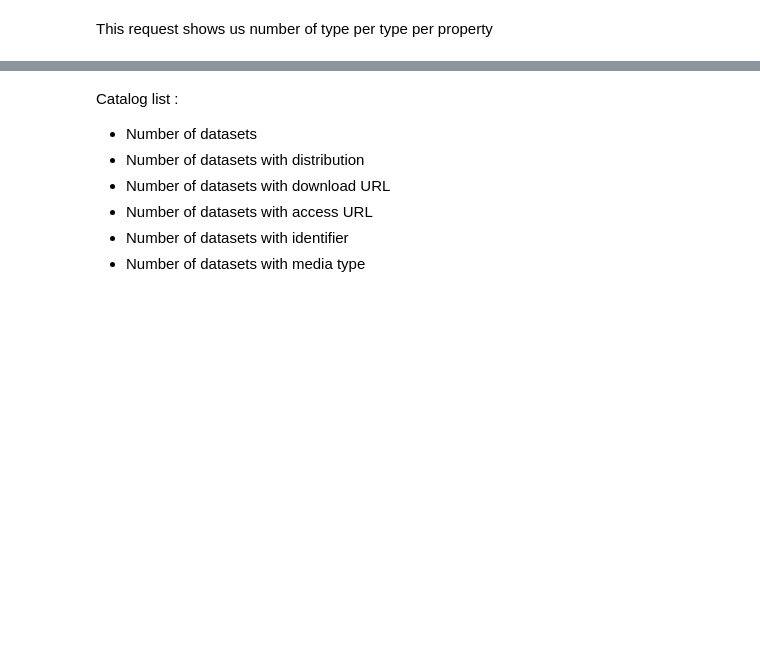
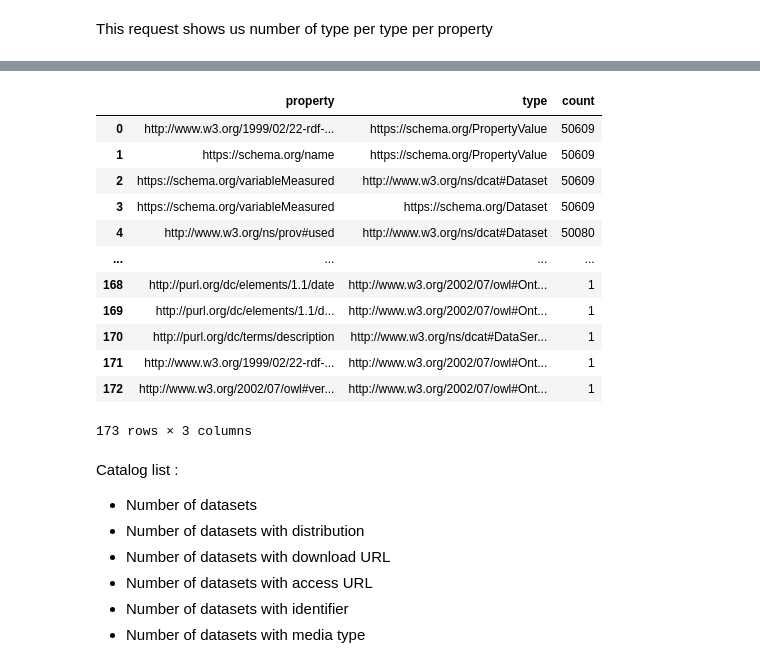
Before and after one commit to fair-ease/iddas-sparql-py-inquiry, a Jupyter notebook: iddas_information.ipynb, the cells around one changed output, grey strips where cells are left out. Saved outputs shown, nothing was run; the diff lists cells and outputs as text; code cells hidden in the pictures; blank space fills up the shorter version.

```diff
--- a/iddas_information.ipynb
+++ b/iddas_information.ipynb
@@ -87,3 +211,19 @@ plt.show()
+# %%
+df
+# %% [output]
+|  | property | type | count |
+| 0 | http://www.w3.org/1999/02/22-rdf-... | https://schema.org/PropertyValue | 50609 |
+| 1 | https://schema.org/name | https://schema.org/PropertyValue | 50609 |
+| 2 | https://schema.org/variableMeasured | http://www.w3.org/ns/dcat#Dataset | 50609 |
+| 3 | https://schema.org/variableMeasured | https://schema.org/Dataset | 50609 |
+| 4 | http://www.w3.org/ns/prov#used | http://www.w3.org/ns/dcat#Dataset | 50080 |
+| ... | ... | ... | ... |
+| 168 | http://purl.org/dc/elements/1.1/date | http://www.w3.org/2002/07/owl#Ont... | 1 |
+| 169 | http://purl.org/dc/elements/1.1/d... | http://www.w3.org/2002/07/owl#Ont... | 1 |
+| 170 | http://purl.org/dc/terms/description | http://www.w3.org/ns/dcat#DataSer... | 1 |
+| 171 | http://www.w3.org/1999/02/22-rdf-... | http://www.w3.org/2002/07/owl#Ont... | 1 |
+| 172 | http://www.w3.org/2002/07/owl#ver... | http://www.w3.org/2002/07/owl#Ont... | 1 |
+173 rows × 3 columns
 # %% [markdown]
 Catalog list :
 - Number of datasets
```
Also changed, not shown: parts of 11 cells of this notebook, 7 other files.
